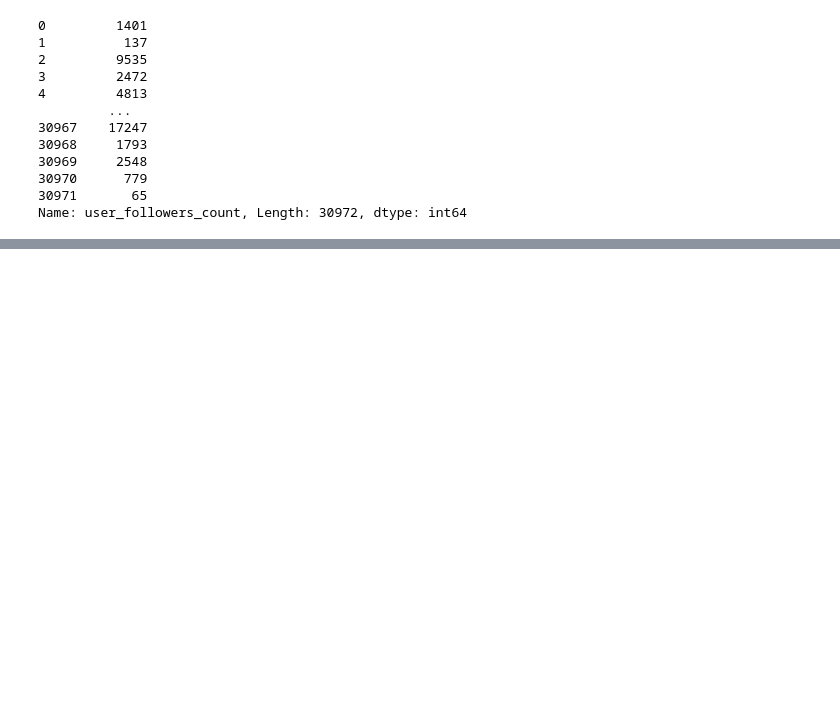
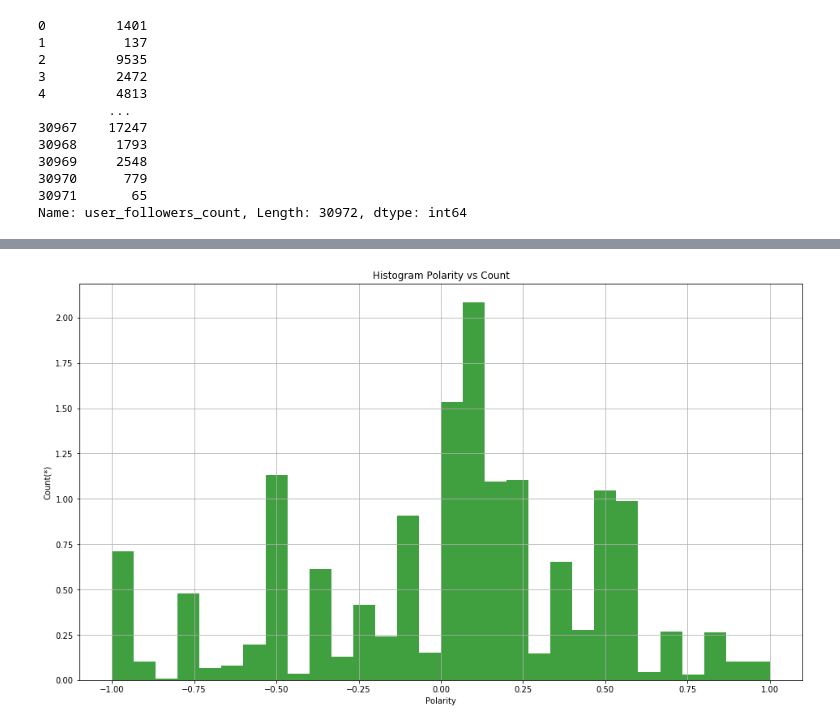
Before and after one commit to AnthonyPernia/TuitsAnalyzerElectionsUnitedStates2020, a Jupyter notebook: analysis_of_tweets.ipynb, the cells around one changed output, grey strips where cells are left out. Saved outputs shown, nothing was run; the diff lists cells and outputs as text; code cells hidden in the pictures; blank space fills up the shorter version.

```diff
--- a/analysis_of_tweets.ipynb
+++ b/analysis_of_tweets.ipynb
@@ -267,0 +268,10 @@ plt.savefig('b_polarity.png')
+# %%
+plt.figure(figsize=(16,9), facecolor=None)
+plt.hist(df_af['polarity'], bins=30, density=True, facecolor='g', alpha=0.75)
+plt.xlabel('Polarity')
+plt.ylabel('Count(*)')
+plt.title('Histogram Polarity vs Count')
+plt.grid(True)
+plt.show()
+# %% [output]
+[figure, added]
```
Also changed, not shown: parts of 16 cells of this notebook, 7 other files.
